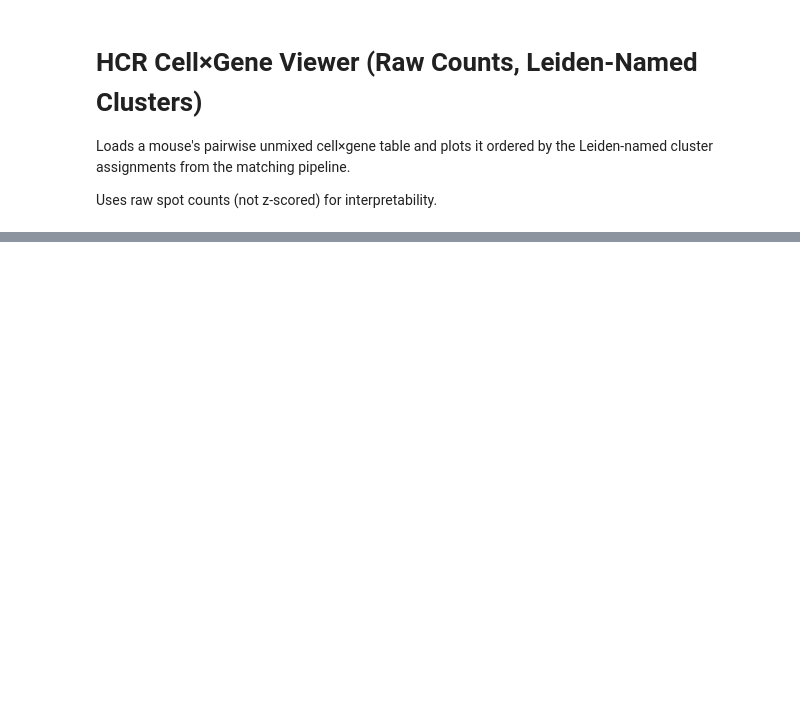
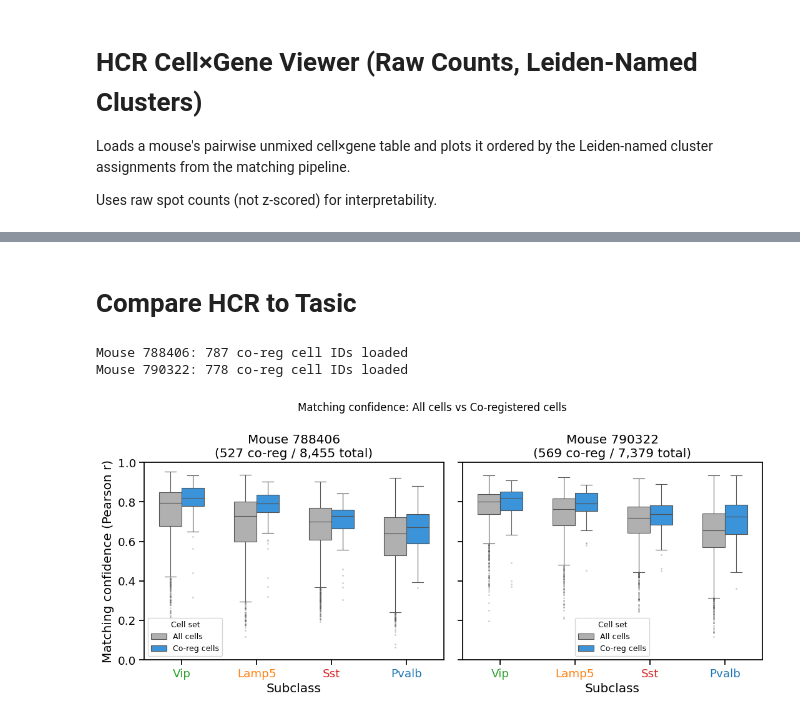
Before and after one commit to AllenNeuralDynamics/hcr-integrated-qc-capsule, a Jupyter notebook: code/cluster_validation_tasic/20260603-post-tasic-matching-hcr-cellxgene.ipynb, the cells around one changed output, grey strips where cells are left out. Saved outputs shown, nothing was run; the diff lists cells and outputs as text; code cells hidden in the pictures; blank space fills up the shorter version.

```diff
--- a/code/cluster_validation_tasic/20260603-post-tasic-matching-hcr-cellxgene.ipynb
+++ b/code/cluster_validation_tasic/20260603-post-tasic-matching-hcr-cellxgene.ipynb
@@ -293,3 +318,5 @@ plt.tight_layout()
 out_path = RESULTS_DIR / f"cellxgene_raw_mouse_{MOUSE_ID}.png"
 fig.savefig(out_path, dpi=150, bbox_inches="tight")
 print(f"Saved: {out_path}")
+# %% [markdown]
+# Compare HCR to Tasic
@@ -295,0 +325,40 @@ print(f"Saved: {out_path}")
+# %%
+import sys
+from pathlib import Path
+
+# Ensure local helper module is importable from this notebook
+candidate_dirs = [
+    Path.cwd(),
+    Path.cwd() / "code" / "cluster_validation_tasic",
+    Path("/root/capsule/code/cluster_validation_tasic"),
+]
+
+for d in candidate_dirs:
+    if (d / "cluster_validation_utils.py").exists():
+        if str(d) not in sys.path:
+            sys.path.insert(0, str(d))
+        break
+
+from cluster_validation_utils import load_coreg_cell_ids, plot_confidence_comparison
+sns.set_context("notebook", font_scale=1.2)
+# ── Build coreg ID sets for each mouse in the assignment table ───────────────
+compare_mice = [str(m) for m in sorted(assignments["mouse_id"].unique())]
+
+coreg_ids_by_mouse = {
+    m: load_coreg_cell_ids(m, DATA_DIR) for m in compare_mice
+}
+for m, ids in coreg_ids_by_mouse.items():
+    print(f"Mouse {m}: {len(ids):,} co-reg cell IDs loaded")
+
+# ── Plot: All cells vs Co-reg cells, grouped by subclass ────────────────────
+fig = plot_confidence_comparison(
+    assignments=assignments,
+    mouse_ids=compare_mice,
+    coreg_ids_by_mouse=coreg_ids_by_mouse,
+    branches=["Vip", "Lamp5", "Sst", "Pvalb"],
+    branch_colors=BRANCH_COLORS,
+)
+# %% [output]
+Mouse 788406: 787 co-reg cell IDs loaded
+Mouse 790322: 778 co-reg cell IDs loaded
+[figure, added]
```
Also changed, not shown: parts of 33 cells of this notebook, 7 other files.
